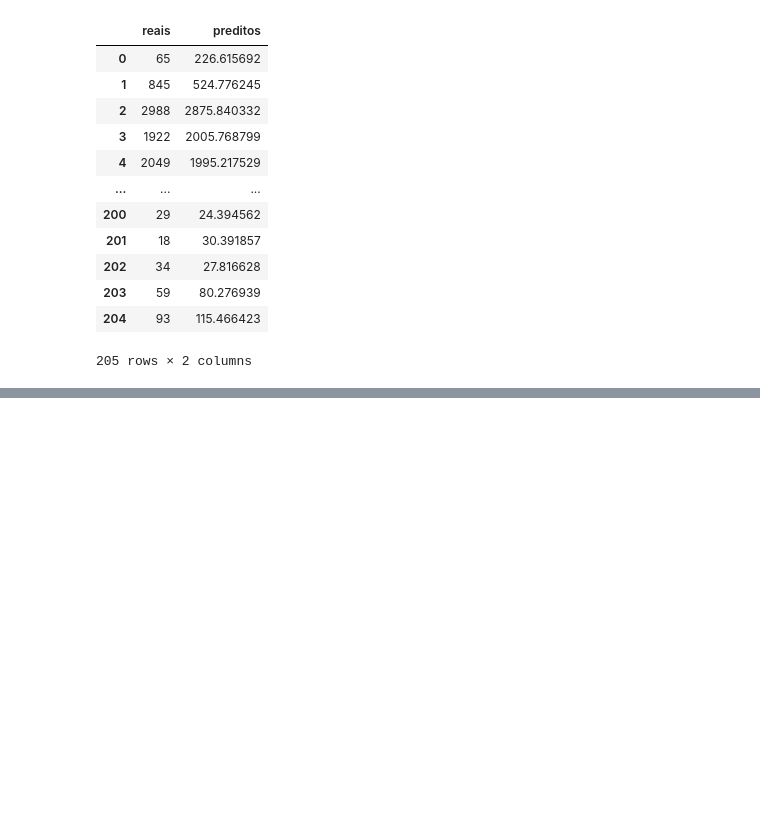
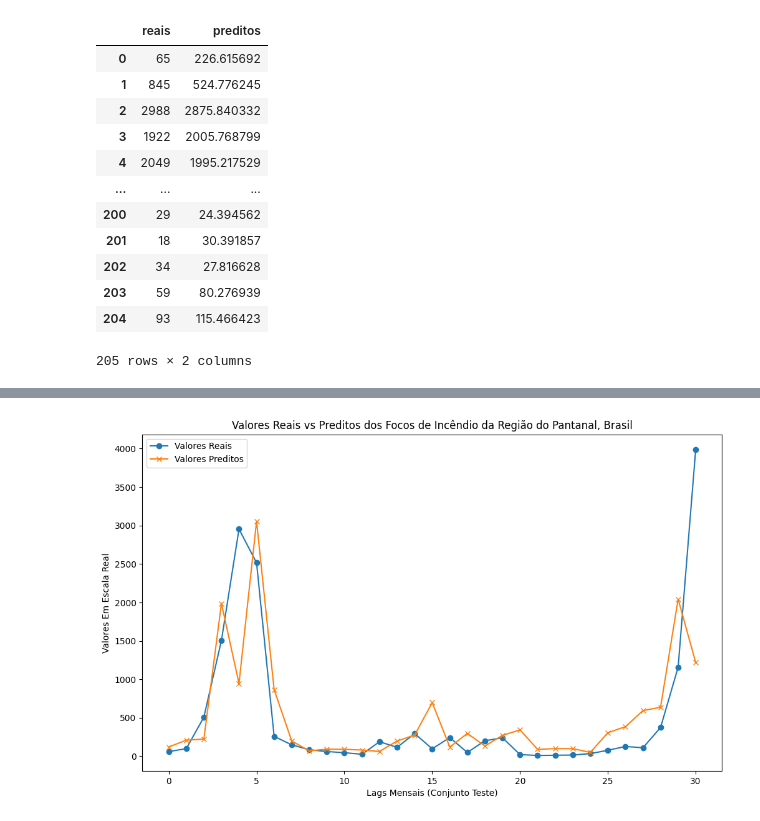
Before and after one commit to tavaresRamon/Recurrent-Neural-Networks-machine-learning, a Jupyter notebook: modeloLSTMParaFocosDeIncendioPantanal.ipynb, the cells around one changed output, grey strips where cells are left out. Drawn from its saved outputs; the diff is of its cells as text; code cells hidden in the pictures; blank space fills up the shorter version.

```diff
--- a/modeloLSTMParaFocosDeIncendioPantanal.ipynb
+++ b/modeloLSTMParaFocosDeIncendioPantanal.ipynb
@@ -313,0 +287,6 @@ plotarPredicoes(modelo, xTeste, yTeste)
+# %%
+predictTeste = modelo.predict(xTeste).flatten()
+dadosNovosTeste = pd.DataFrame(data={
+    'reais': yTeste,
+    'preditos': predictTeste
+})
@@ -313,0 +295,12 @@ plotarPredicoes(modelo, xTeste, yTeste)
+# %%
+plt.figure(figsize=(12, 7))
+plt.plot(dadosNovosTeste['reais'], label='Valores Reais', marker='o')
+plt.plot(dadosNovosTeste['preditos'], label='Valores Preditos', marker='x')
+plt.title('Valores Reais vs Preditos dos Focos de Incêndio da Região do Pantanal, Brasil')
+plt.xlabel('Lags Mensais (Conjunto Teste)')
+plt.ylabel('Valores Em Escala Real')
+plt.legend()
+plt.grid(False)
+plt.show()
+# %% [output]
+[figure, added]
```
Also changed, not shown: parts of 7 cells of this notebook.
